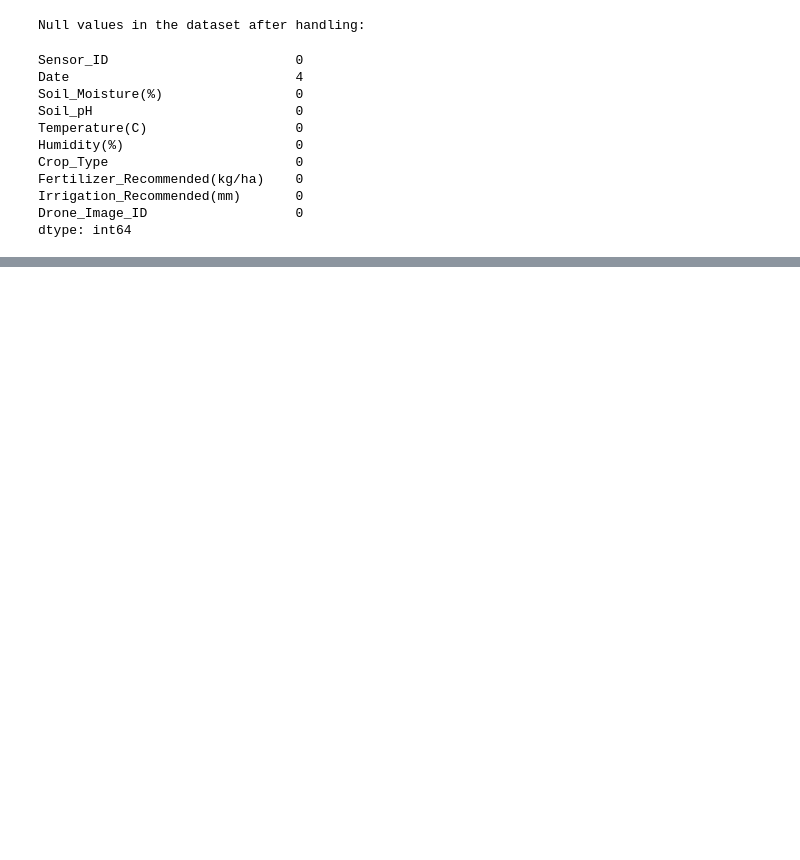
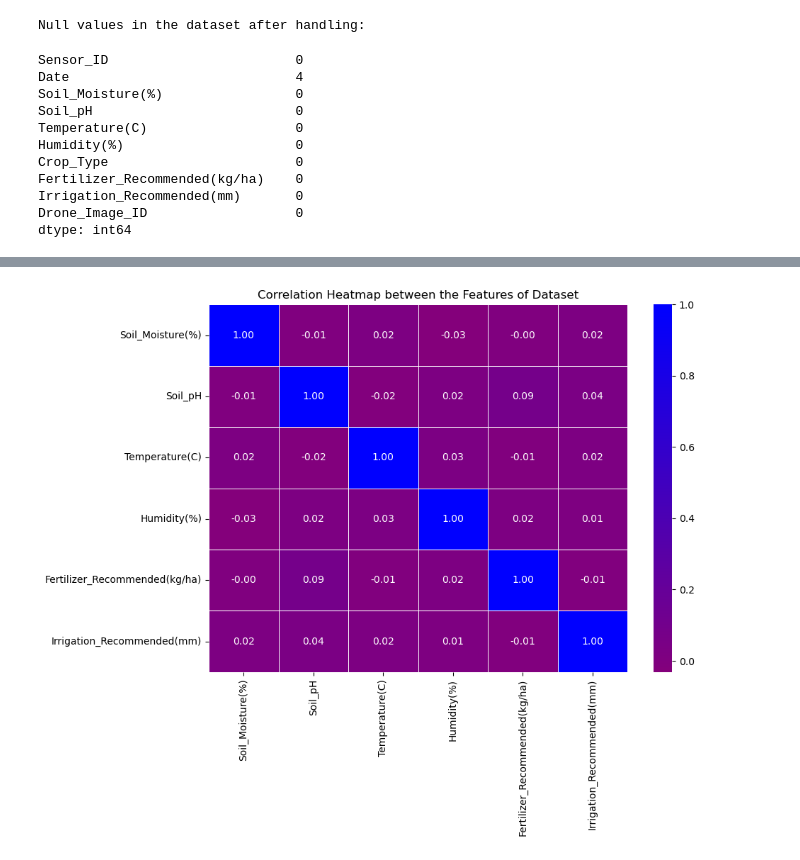
Before and after one commit to blackbody256/Akanga_Andrew, a Jupyter notebook: Morning Lecture/Assignment5/climate_action.ipynb, the cells around one changed output, grey strips where cells are left out. Drawn from its saved outputs; the diff is of its cells as text; code cells hidden in the pictures; blank space fills up the shorter version.

```diff
--- a/Morning Lecture/Assignment5/climate_action.ipynb
+++ b/Morning Lecture/Assignment5/climate_action.ipynb
@@ -61,7 +61,7 @@ for col in numeric_cols:
         #change them to numeric
         df[col]= pd.to_numeric(df[col], errors='coerce')
         #Replace NaN with median
-        df[col] = df[col].fillna(df[col].median)
+        df[col] = df[col].fillna(df[col].median())
 
     else:
         print(f'{col} is not part of the dataset')
@@ -123,0 +144,2 @@ dtype: object
+# %%
+df.drop_duplicates(inplace=True)
@@ -123,0 +174,2 @@ dtype: object
+# %%
+df.dropna(subset=['Date'], inplace=True)
@@ -123,0 +192,32 @@ dtype: object
+# %%
+# Analysis
+# Correlation Analysis
+# Calculate correlation matrix
+# Correlation Analysis
+from matplotlib.colors import LinearSegmentedColormap
+
+
+corr_matrix = df[numeric_cols].corr()
+
+# Custom colormap: red (-1) → purple (0) → blue (+1)
+custom_cmap = LinearSegmentedColormap.from_list(
+    'BluePurpleRed',
+    ['red', 'purple', 'blue'],
+    N=256
+)
+
+# Plot the correlation heatmap
+plt.figure(figsize=(10, 8))
+sns.heatmap(
+    corr_matrix,
+    annot=True,
+    cmap=custom_cmap,
+    fmt='.2f',
+    linewidths=0.5,
+    center=0  # 👈 center should be a number, not True
+)
+plt.title('Correlation Heatmap between the Features of Dataset')
+plt.tight_layout()
+plt.show()
+# %% [output]
+[figure, added]
```
Also changed, not shown: parts of 16 cells of this notebook, 2 other files.
